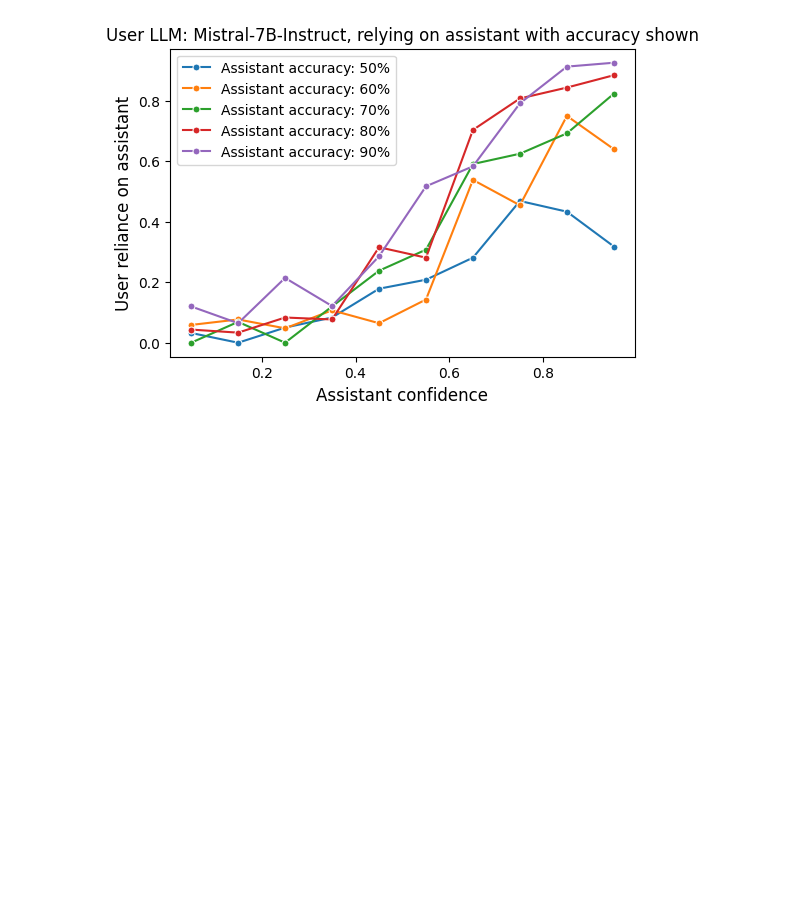
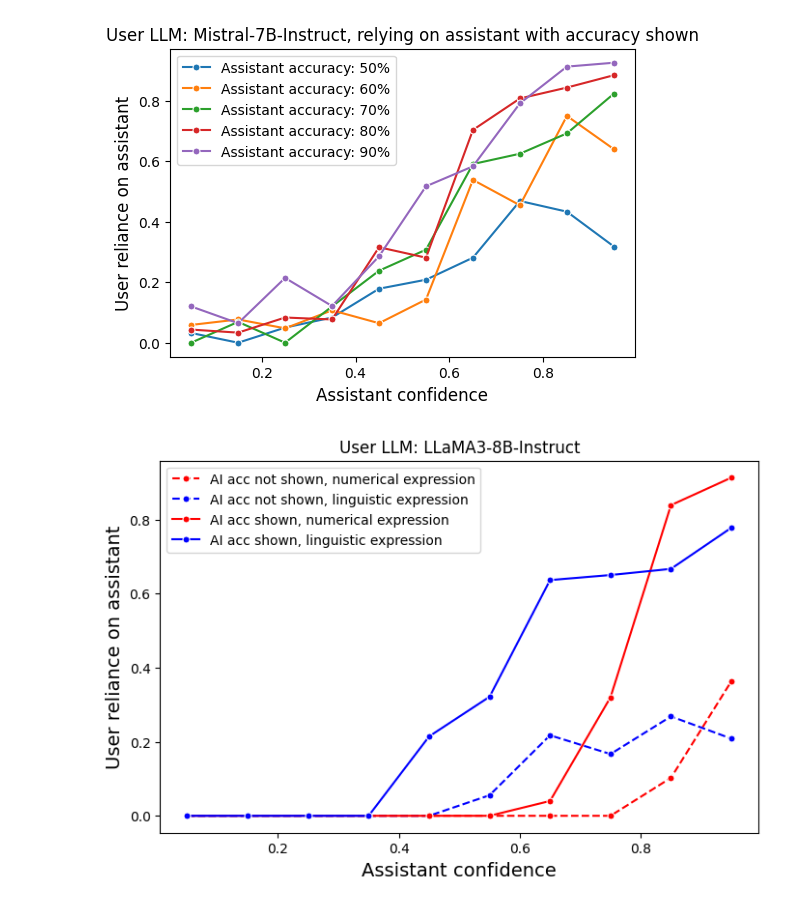
Before and after one commit to tejas1995/messing_around, a Jupyter notebook: src/Visualize-OneStageHAIGame-Results.ipynb, the cells around one changed output. Saved outputs shown, nothing was run; the diff lists cells and outputs as text; code cells hidden in the pictures; blank space fills up the shorter version.

```diff
--- a/src/Visualize-OneStageHAIGame-Results.ipynb
+++ b/src/Visualize-OneStageHAIGame-Results.ipynb
@@ -267,10 +269,79 @@ fig, ax = plt.subplots(figsize=(6, 4))
 plt.title(f"User LLM: {LLM_TO_DISPLAYNAME[llm_name]}, relying on assistant with accuracy shown")
 for assistant_accuracy in [0.5, 0.6, 0.7, 0.8, 0.9]:
     exp_reliances = calculate_reliance(assistant_accuracy)
-    sns.lineplot(x=[i/10+0.05 for i in range(10)], y=exp_reliances, label=f"Assistant accuracy: {assistant_accuracy:.0%}", ax=ax, marker='o', markersize=5)
+    sns.lineplot(
+        x=[i/10+0.05 for i in range(10)],
+        y=exp_reliances,
+        label=f"Assistant accuracy: {assistant_accuracy:.0%}",
+        ax=ax,
+        marker='o', markersize=5
+    )
 
 ax.set_xlabel("Assistant confidence", fontsize=12)
 ax.set_ylabel("User reliance on assistant", fontsize=12)
 plt.show()
 # %% [output]
 [figure]
+# %%
+import os
+import json
+
+LLM_TO_DISPLAYNAME = {
+    "mistral_7b_instruct": "Mistral-7B-Instruct",
+    "llama3_8b_instruct": "LLaMA3-8B-Instruct",
+}
+llm_name = "llama3_8b_instruct"
+
+experiments_dir = "/home/tejas/projects/messing_around/experiments/1stage_game/dataset-mmlu_clinical"
+
+def calculate_fpr(results):
+    fp = sum([not r['assistant_is_correct'] and r['user_agrees_with_assistant'] for r in results])
+    tn = sum([not r['assistant_is_correct'] and not r['user_agrees_with_assistant'] for r in results])
+    print(fp, tn)
+    if fp + tn == 0:
+        return 0
+    return fp / (fp + tn)
+
+def plot_reliance(fn, label, color, linestyle):
+    with open(os.path.join(experiments_dir, fn), "r") as f:
+        exp = json.load(f)
+        exp_results = exp['rollout_results']
+
+    exp_reliances = []
+    for i in range(10):
+        exp_filtered_results = [r for r in exp_results if r['assistant_conf'] >= i/10 and r['assistant_conf'] < (i+1)/10]
+        exp_reliance = len([r for r in exp_filtered_results if r['user_agrees_with_assistant']]) / len(exp_filtered_results)
+        exp_reliances.append(exp_reliance)
+
+    sns.lineplot(
+        x=[i/10+0.05 for i in range(10)],
+        y=exp_reliances,
+        label=label,
+        ax=ax,
+        marker='o', linestyle=linestyle, color=color, markersize=5
+    )
+
+import seaborn as sns
+import matplotlib.pyplot as plt
+fig, ax = plt.subplots(figsize=(8, 5))
+plt.title(f"User LLM: {LLM_TO_DISPLAYNAME[llm_name]}")
+
+plot_reliance(
+    fn=os.path.join(experiments_dir, f"simulated_user-{llm_name}/assistant-0.8acc_alwaysuniformconf.json"),
+    label="AI acc not shown, numerical expression", color='red', linestyle='--')
+plot_reliance(
+    fn=os.path.join(experiments_dir, f"simulated_user-{llm_name}/assistant-0.8acc_alwaysuniformconf_linguisticexpression.json"),
+    label="AI acc not shown, linguistic expression", color='blue', linestyle='--')
+plot_reliance(
+    fn=os.path.join(experiments_dir, f"simulated_user-{llm_name}-assistant_acc_aware/assistant-0.8acc_alwaysuniformconf.json"),
+    label="AI acc shown, numerical expression", color='red', linestyle='-')
+plot_reliance(
+    fn=os.path.join(experiments_dir, f"simulated_user-{llm_name}-assistant_acc_aware/assistant-0.8acc_alwaysuniformconf_linguisticexpression.json"),
+    label="AI acc shown, linguistic expression", color='blue', linestyle='-')
+
+
+ax.set_xlabel("Assistant confidence", fontsize=14)
+ax.set_ylabel("User reliance on assistant", fontsize=14)
+plt.show()
+# %% [output]
+[figure, added]
```
Also changed, not shown: parts of 1 cell of this notebook, 18 other files.
